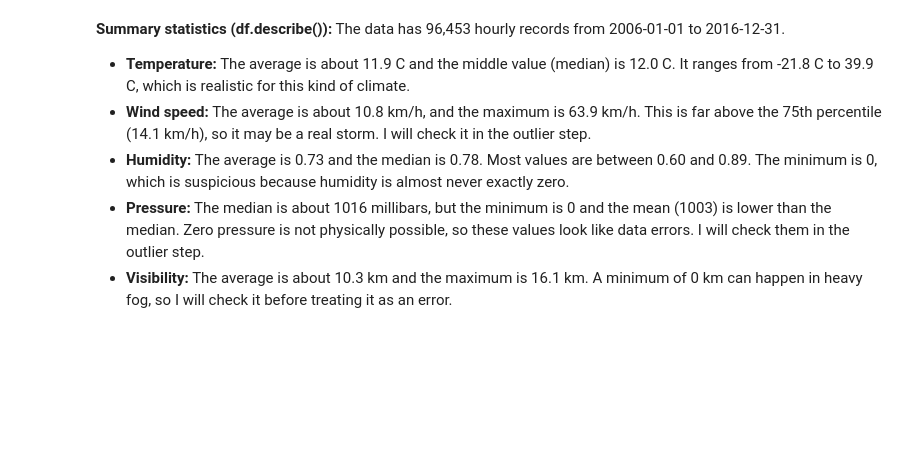
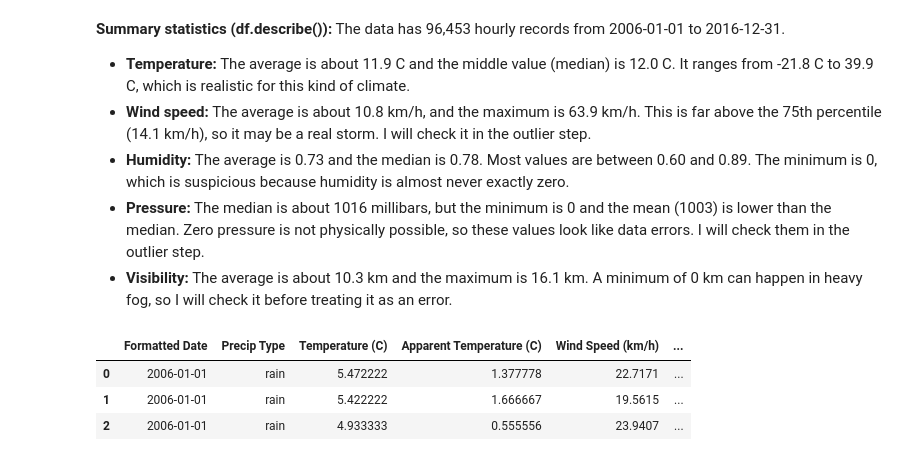
Before and after one commit to syeda-bisma05/weather-data-analysis, a Jupyter notebook: weather_analysis.ipynb, the cells around one changed output. Cells and saved outputs as stored; diff of their text form; code cells hidden in the pictures; blank space fills up the shorter version.

```diff
--- a/weather_analysis.ipynb
+++ b/weather_analysis.ipynb
@@ -117,3 +115,16 @@ df.describe()
 - **Humidity:** The average is 0.73 and the median is 0.78. Most values are between 0.60 and 0.89. The minimum is 0, which is suspicious because humidity is almost never exactly zero.
 - **Pressure:** The median is about 1016 millibars, but the minimum is 0 and the mean (1003) is lower than the median. Zero pressure is not physically possible, so these values look like data errors. I will check them in the outlier step.
 - **Visibility:** The average is about 10.3 km and the maximum is 16.1 km. A minimum of 0 km can happen in heavy fog, so I will check it before treating it as an error.
+# %%
+cols = ['Formatted Date', 'Precip Type', 'Temperature (C)',
+        'Apparent Temperature (C)', 'Wind Speed (km/h)',
+        'Visibility (km)', 'Pressure (millibars)', 'Humidity',
+        'Month', 'Year']
+
+df = df[cols].sort_values('Formatted Date').reset_index(drop=True)
+df.head(3)
+# %% [output]
+|  | Formatted Date | Precip Type | Temperature (C) | Apparent Temperature (C) | Wind Speed (km/h) | ... |
+| 0 | 2006-01-01 | rain | 5.472222 | 1.377778 | 22.7171 | ... |
+| 1 | 2006-01-01 | rain | 5.422222 | 1.666667 | 19.5615 | ... |
+| 2 | 2006-01-01 | rain | 4.933333 | 0.555556 | 23.9407 | ... |
```
Also changed, not shown: parts of 8 cells of this notebook.
